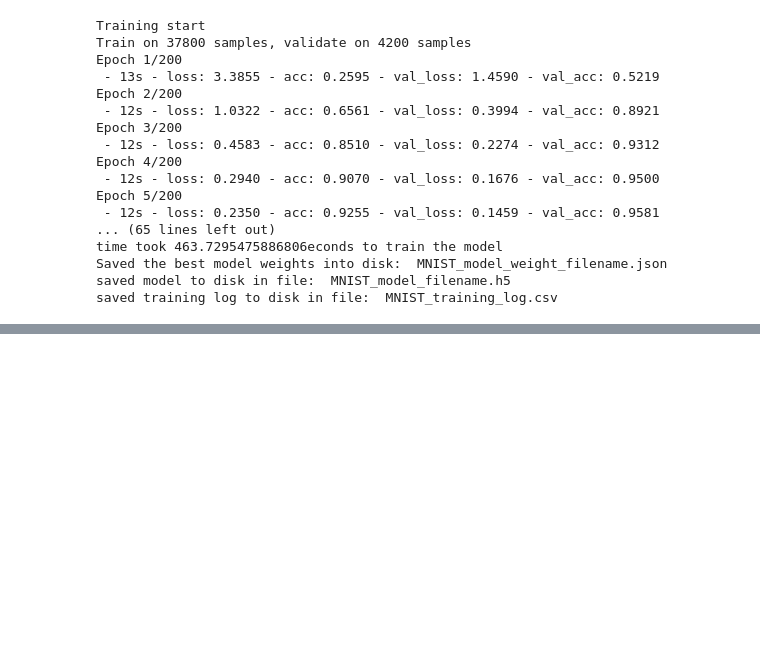
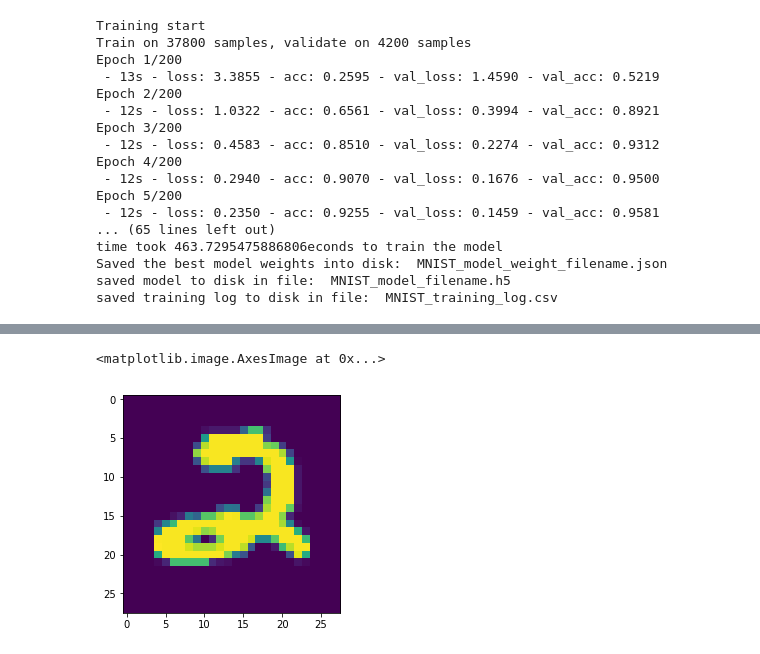
Before and after one commit to DandanML/MachineLearning, a Jupyter notebook: Kaggle MNIST Digit recognizer .ipynb, the cells around one changed output, grey strips where cells are left out. Saved outputs shown, nothing was run; the diff lists cells and outputs as text; code cells hidden in the pictures; blank space fills up the shorter version.

```diff
--- a/Kaggle MNIST Digit recognizer .ipynb
+++ b/Kaggle MNIST Digit recognizer .ipynb
@@ -223,3 +223,8 @@ saved model to disk in file:  MNIST_model_filename.h5
 saved training log to disk in file:  MNIST_training_log.csv
 # %%
 # Since the above results without regularization shows training accuracy is higher than the validation accuracy(0.9999 vs. 0.9786), this is overfitting. Add dropout for regularization
+# %%
+# In the following, we will evaluate the model performance using testing data.
+# let's first load the testing data.
+test_data = pd.read_csv('MNIST_test.csv')
+test_data.head()
@@ -225,0 +247,7 @@ saved training log to disk in file:  MNIST_training_log.csv
+# %%
+# there are 28000 samples to be tested.
+#preprocessing the test data into the format matching to the input of CNN model.
+test_data_val = test_data.values.astype('float32')
+PixelNum = int(math.sqrt(test_data_val.shape[1]))
+test_data_val = test_data_val.reshape(-1, PixelNum, PixelNum, 1)
+test_data_val.shape
@@ -225,0 +299,5 @@ saved training log to disk in file:  MNIST_training_log.csv
+# %%
+plt.imshow(test_data_val[0].reshape(28,28))
+# %% [output]
+<matplotlib.image.AxesImage at 0x...>
+[figure, added]
```
Also changed, not shown: parts of 6 cells of this notebook.
